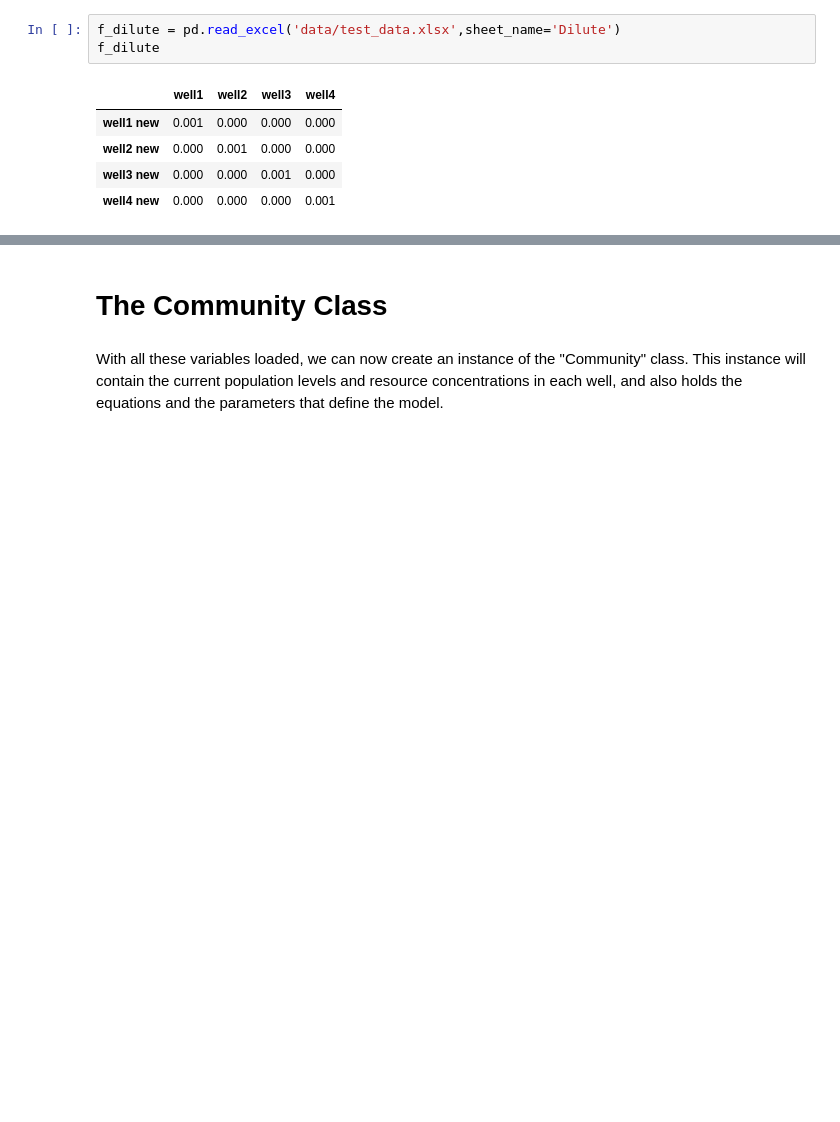
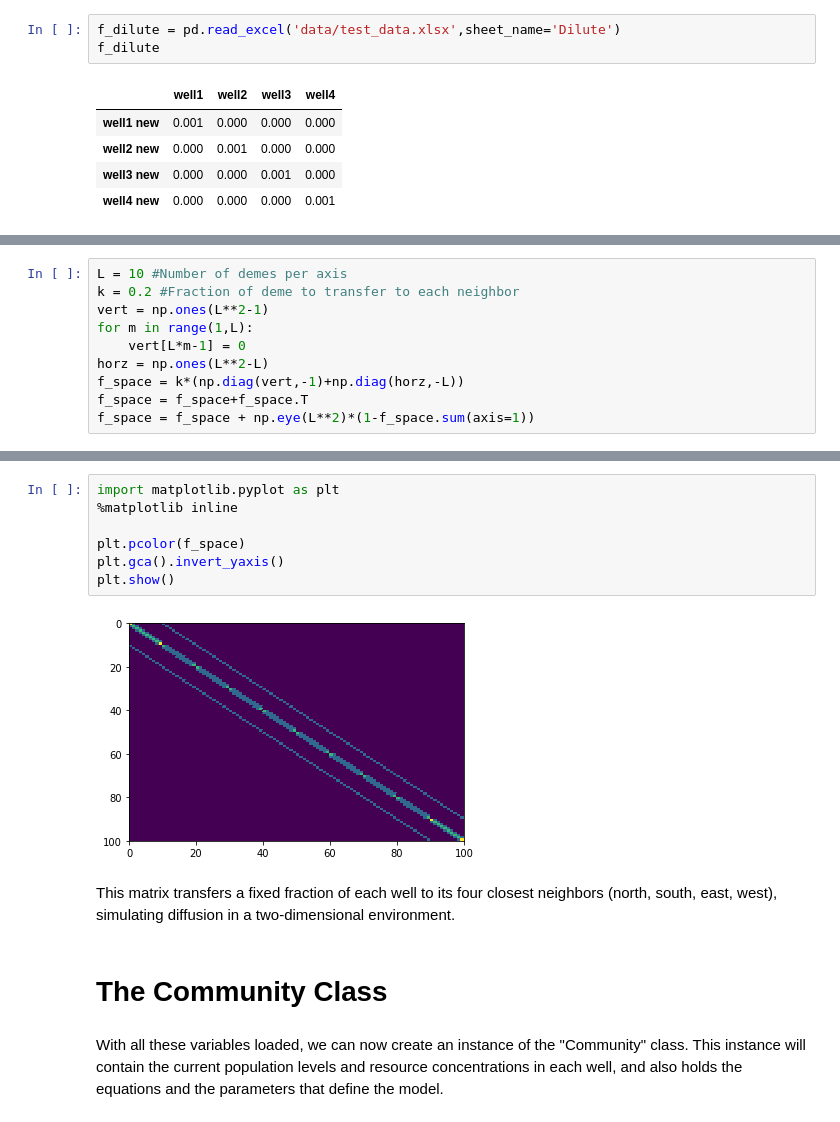
Before and after one commit to Emergent-Behaviors-in-Biology/community-simulator, a Jupyter notebook: Community Simulator Tutorial.ipynb, the cells around one changed output, grey strips where cells are left out. Cells and saved outputs as stored; diff of their text form; blank space fills up the shorter version.

```diff
--- a/Community Simulator Tutorial.ipynb
+++ b/Community Simulator Tutorial.ipynb
@@ -125,0 +115,10 @@ This performs a standard dilution in wells 1 and 2, but then mixes the contents
+# %%
+L = 10 #Number of demes per axis
+k = 0.2 #Fraction of deme to transfer to each neighbor
+vert = np.ones(L**2-1)
+for m in range(1,L):
+    vert[L*m-1] = 0
+horz = np.ones(L**2-L)
+f_space = k*(np.diag(vert,-1)+np.diag(horz,-L))
+f_space = f_space+f_space.T
+f_space = f_space + np.eye(L**2)*(1-f_space.sum(axis=1))
@@ -126,3 +135,14 @@ This performs a standard dilution in wells 1 and 2, but then mixes the contents
+# %%
+import matplotlib.pyplot as plt
+%matplotlib inline
+
+plt.pcolor(f_space)
+plt.gca().invert_yaxis()
+plt.show()
+# %% [output]
+[figure, added]
+# %% [markdown]
+This matrix transfers a fixed fraction of each well to its four closest neighbors (north, south, east, west), simulating diffusion in a two-dimensional environment.
 # %% [markdown]
 # The Community Class
 # %% [markdown]
```
Also changed, not shown: parts of 28 cells of this notebook, 2 other files.
